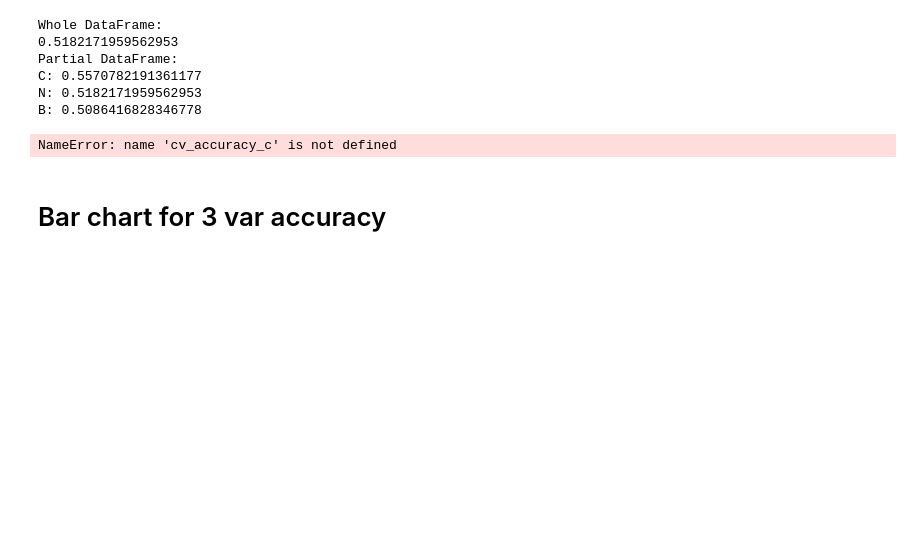
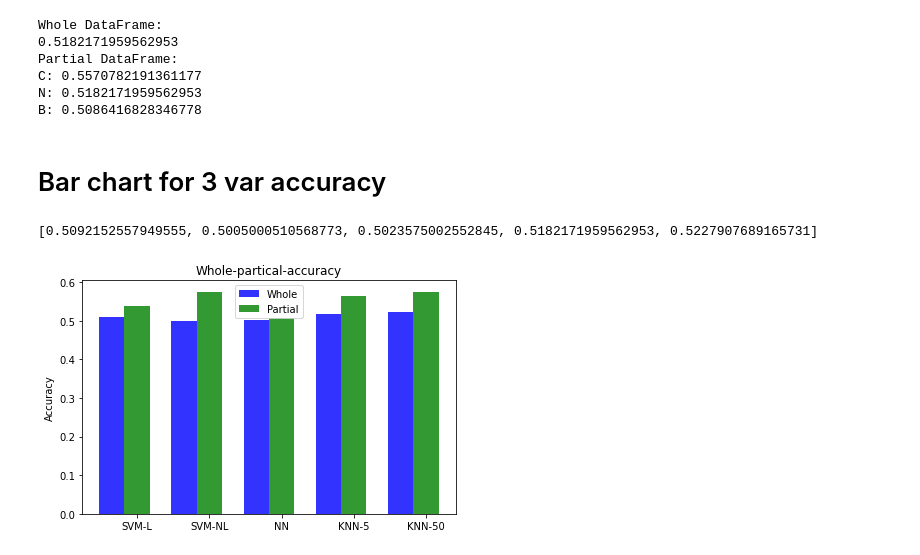
Before and after one commit to Mira224/COMP3115Project, a Jupyter notebook: Project.ipynb, the cells around one changed output. Drawn from its saved outputs; the diff is of its cells as text; code cells hidden in the pictures; blank space fills up the shorter version.

Commit message:
Add graph

```diff
--- a/Project.ipynb
+++ b/Project.ipynb
@@ -806,69 +806,40 @@ Partial DataFrame:
 C: 0.5570782191361177
 N: 0.5182171959562953
 B: 0.5086416828346778
-# %%
-#构造数据
-yc = [cv_accuracy_c.mean(),nn_accuracy_c.mean(),knn_accuracy_c.mean()]
-yn = [cv_accuracy_n.mean(),nn_accuracy_n.mean(),knn_accuracy_n.mean()]
-yb = [cv_accuracy_b.mean(),nn_accuracy_b.mean(),knn_accuracy_b.mean()]
-x = np.arange(len(yc))
-
-width = 0.3
-
-plt.figure(figsize=(10,6))
-tick_label = ['SVM','NN','KNN']
-
-plt.bar(x=x,height=yc,width=width,label='Category')
-plt.bar(x=x+width,height=yn,width=width,label='Numerical')
-plt.bar(x=x+width+width,height=yb,width=width,label='Binary')
-
-for x_value,y_value in zip(x,yc):
-    plt.text(x=x_value,y=y_value,s=y_value)
-
-for x_value,y_value in zip(x,yn):
-    plt.text(x=x_value+width,y=y_value,s=y_value)
-
-for x_value,y_value in zip(x,yb):
-    plt.text(x=x_value+width+width,y=y_value,s=y_value)
-
-plt.rcParams["axes.unicode_minus"] = False
-plt.xticks(x+width/2, tick_label)
-plt.title('Partcial Accuracy')
-plt.legend()
-plt.show()
-# %% [output]
-NameError: name 'cv_accuracy_c' is not defined
 # %% [markdown]
 # Bar chart for 3 var accuracy
 # %%
 import numpy as np
 import matplotlib.pyplot as plt
 print(whole)
 # # data to plot
 n_groups = 5
 mean = whole
 mean_1 = partial
 
 # # create plot
 fig, ax = plt.subplots()
 index = np.arange(n_groups)
 bar_width = 0.35
 opacity = 0.8
 
 rects1 = plt.bar(index, whole, bar_width,
 alpha=opacity,
 color='b',
 label='Whole')
 
 rects2 = plt.bar(index + bar_width, partial, bar_width,
 alpha=opacity,
 color='g',
 label='Partial')
 
 
 plt.ylabel('Accuracy')
-plt.title('SVM-linear')
-plt.xticks(index + bar_width, ('SVM-L', 'SVM-NL', 'NN', 'KNN-50','KNN-5'))
+plt.title('Whole-partical-accuracy')
+plt.xticks(index + bar_width, ('SVM-L', 'SVM-NL', 'NN', 'KNN-5','KNN-50'))
 plt.legend()
 
 plt.tight_layout()
+# %% [output]
+[0.5092152557949555, 0.5005000510568773, 0.5023575002552845, 0.5182171959562953, 0.5227907689165731]
+[figure, added]
```
Also changed, not shown: parts of 7 cells of this notebook.
